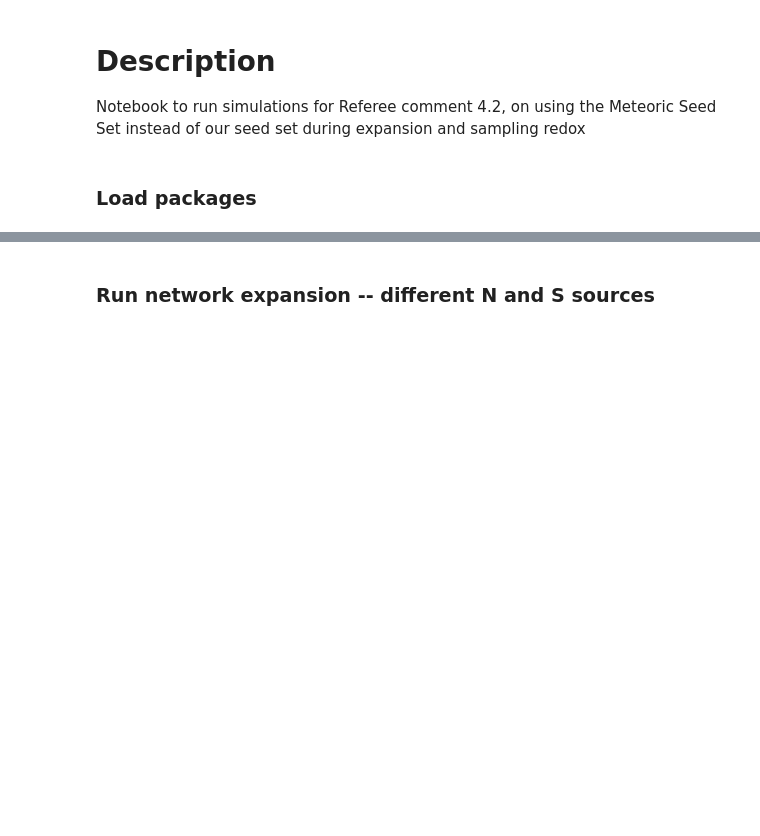
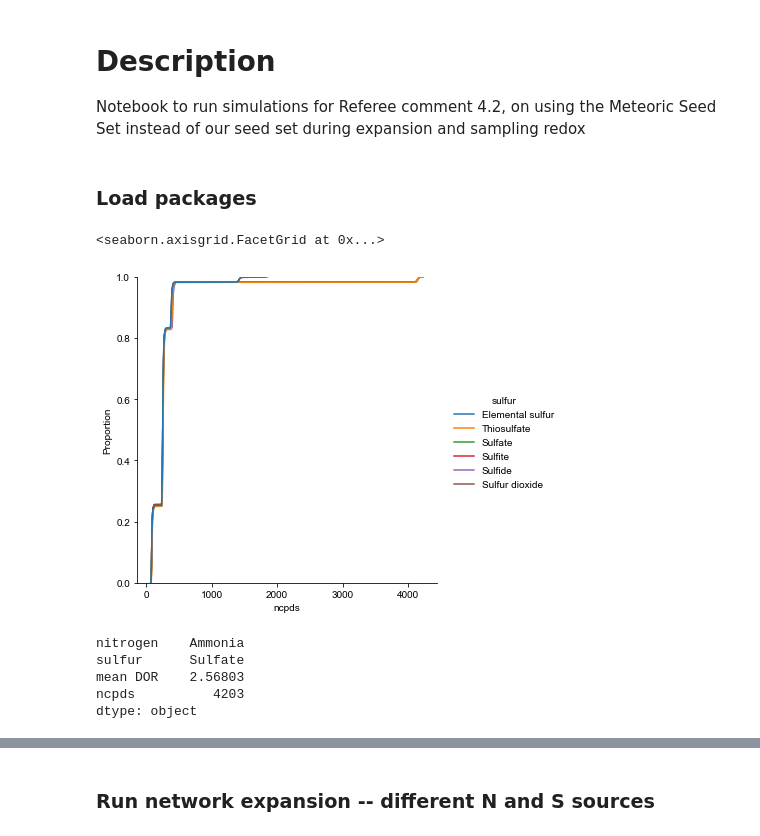
Before and after one commit to jgoldford/metabolic-continuity, a Jupyter notebook: revisions.v1/main-comment-XX-redox.ipynb, the cells around one changed output, grey strips where cells are left out. Cells and saved outputs as stored; diff of their text form; code cells hidden in the pictures; blank space fills up the shorter version.

```diff
--- a/revisions.v1/main-comment-XX-redox.ipynb
+++ b/revisions.v1/main-comment-XX-redox.ipynb
@@ -34,3 +34,10 @@ cids = metabolism.coenzymes
 seed = pd.read_csv('../assets/seed_set.csv')
 background = seed[seed["Type"].isin(["Background"])].ID.tolist()
 cpd_base = seed[~seed["Type"].isin(['Sulfur source',"Nitrogen source"])].ID.tolist()
+# %%
+df = pd.read_csv("data/randomSeeds.1e5.csv",index_col=0)
+# %%
+sns.displot(x="ncpds",data=df,kind="ecdf",hue="sulfur")
+# %% [output]
+<seaborn.axisgrid.FacetGrid at 0x...>
+[figure, added]
@@ -36,0 +49,8 @@ cpd_base = seed[~seed["Type"].isin(['Sulfur source',"Nitrogen source"])].ID.toli
+# %%
+dfa[dfa.sulfur == "Sulfate"].max()
+# %% [output]
+nitrogen    Ammonia
+sulfur      Sulfate
+mean DOR    2.56803
+ncpds          4203
+dtype: object
```
Also changed, not shown: parts of 16 cells of this notebook, 29 other files.
